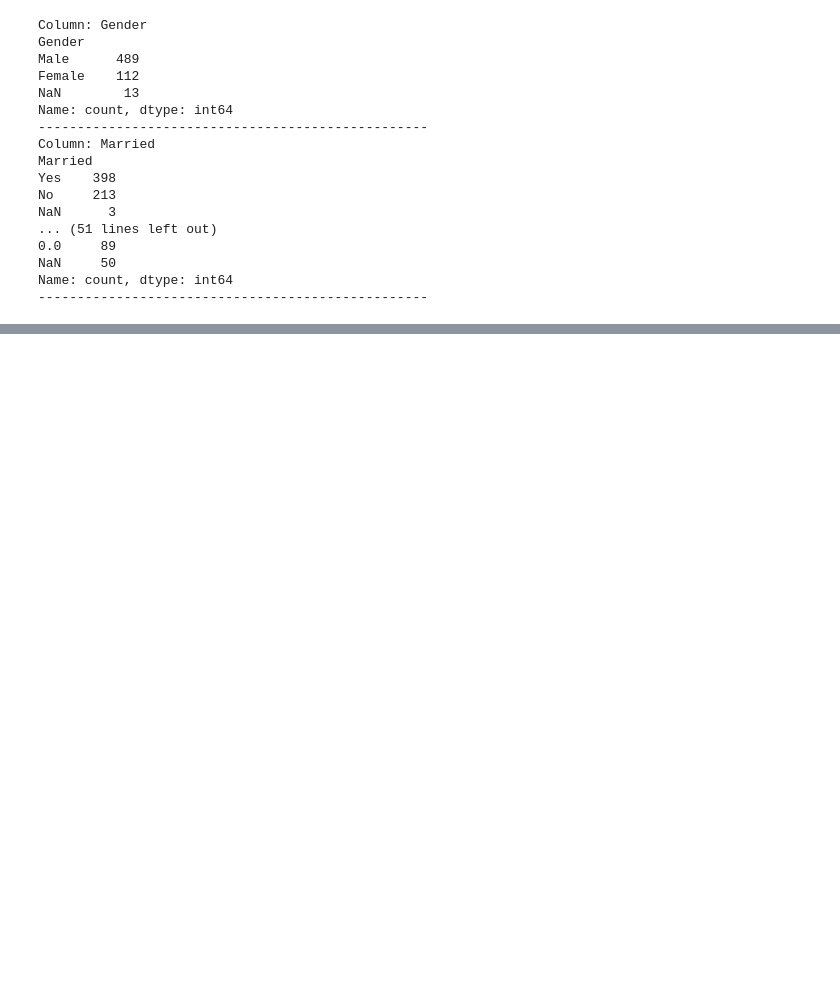
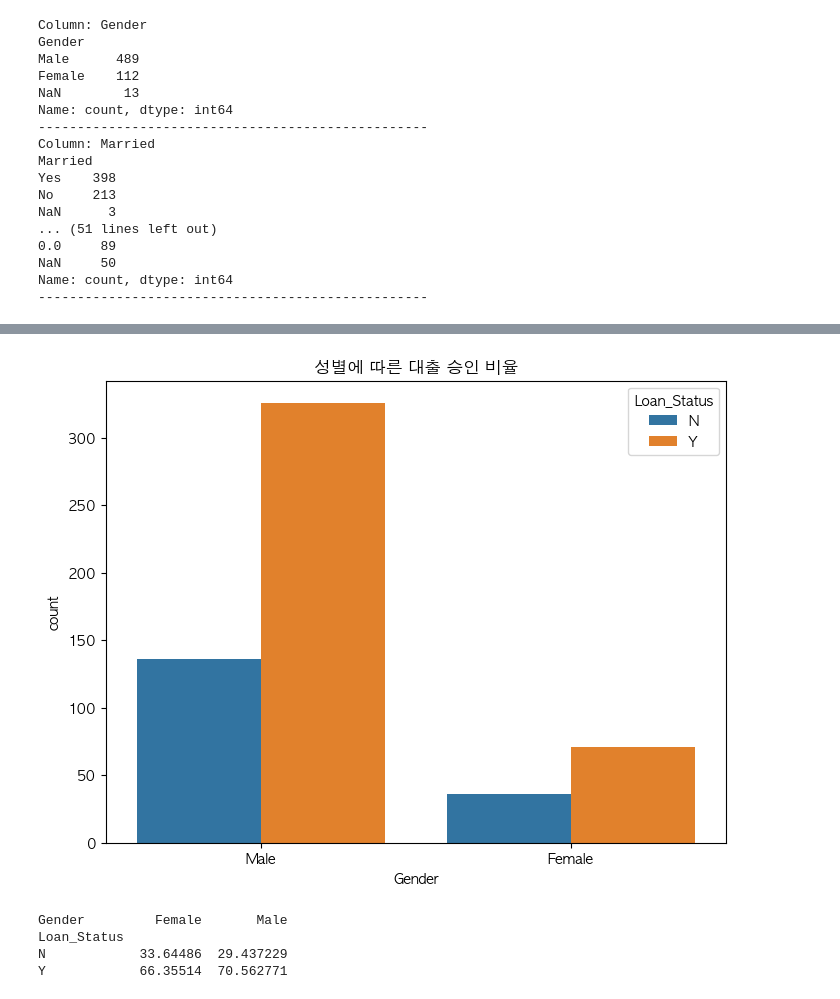
Before and after one commit to lshwa/Toy_proj, a Jupyter notebook: toy_project.ipynb, the cells around one changed output, grey strips where cells are left out. Saved outputs shown, nothing was run; the diff lists cells and outputs as text; code cells hidden in the pictures; blank space fills up the shorter version.

```diff
--- a/toy_project.ipynb
+++ b/toy_project.ipynb
@@ -256,0 +275,6 @@ Name: count, dtype: int64
+# %%
+# Loan_Status 그룹화해서 Credit_History 결측치 채우기
+credit_history_mean_by_status = train.groupby('Loan_Status')['Credit_History'].transform('mean')
+train['Credit_History'] = train['Credit_History'].fillna(credit_history_mean_by_status)
+
+print(train.isnull().sum())
@@ -256,0 +297,7 @@ Name: count, dtype: int64
+# %%
+# LoanAmount 그룹화하여 Gender, Married, Dependents 결측치 채우기
+for col in ['Gender', 'Married', 'Dependents','Self_Employed']:
+    mode_by_loan_amount = train.groupby('LoanAmount')[col].transform(lambda x: x.mode()[0] if not x.mode().empty else x)
+    train[col] = train[col].fillna(mode_by_loan_amount)
+
+print(train.isnull().sum())
@@ -256,0 +320,5 @@ Name: count, dtype: int64
+# %%
+# 남은 결측치들 다 제거
+train.dropna(inplace=True)
+
+print(train.isnull().sum())
@@ -256,0 +343,20 @@ Name: count, dtype: int64
+# %%
+# 성별에 따른 대출 승인 비율
+plt.figure(figsize=(8,6))
+sns.countplot(x='Gender', hue='Loan_Status', data=train)
+plt.title('성별에 따른 대출 승인 비율')
+plt.show()
+# %% [output]
+[figure, added]
+# %%
+# 성별과 대출 승인 여부에 따른 비율 계산
+gender_loan_status = train.groupby('Gender')['Loan_Status'].value_counts(normalize=True).unstack()
+gender_loan_status = gender_loan_status.T  # 행과 열 바꾸기
+gender_loan_status_percentage = gender_loan_status * 100  # 퍼센트로 변환
+
+print(gender_loan_status_percentage)
+# %% [output]
+Gender         Female       Male
+Loan_Status
+N            33.64486  29.437229
+Y            66.35514  70.562771
```
Also changed, not shown: parts of 34 cells of this notebook.
